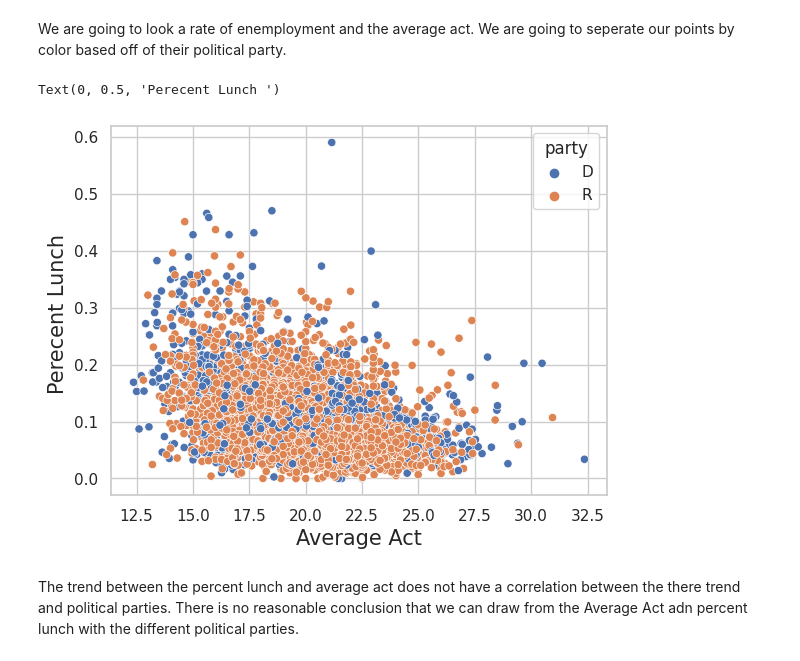
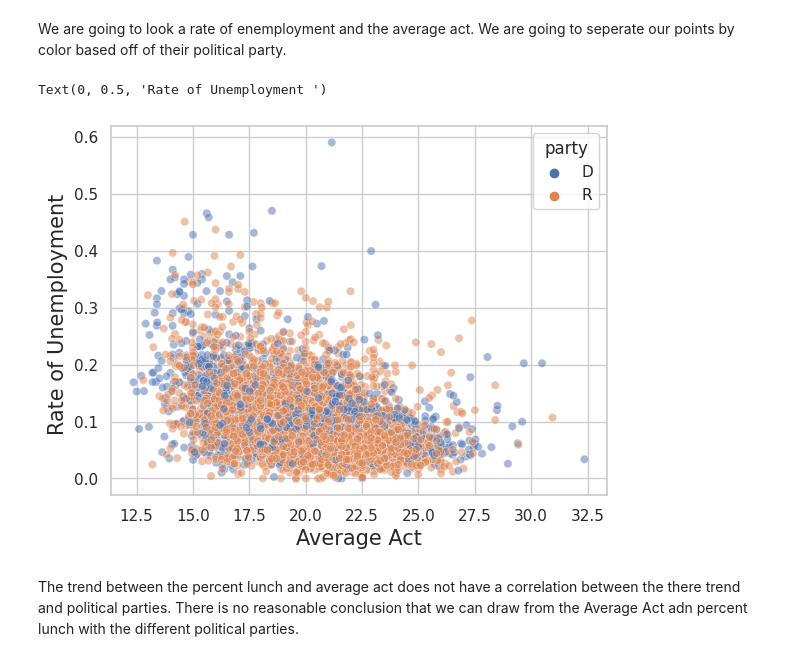
Before and after one commit to supreetsandhu/Education-Inequality, a Jupyter notebook: DATA_3320_Education_Analysis.ipynb, the cells around one changed output. Saved outputs shown, nothing was run; the diff lists cells and outputs as text; code cells hidden in the pictures.

```diff
--- a/DATA_3320_Education_Analysis.ipynb
+++ b/DATA_3320_Education_Analysis.ipynb
@@ -460,12 +462,12 @@ We can see that both political parties show a very similar trend. The points are
 # %% [markdown]
 We are going to look a rate of enemployment and the average act. We are going to seperate our points by color based off of their political party.
 # %%
-sns.scatterplot(data=df3, x='average_act', y='rate_unemployment', hue = 'party')
+sns.scatterplot(data=df3, x='average_act', y='rate_unemployment', hue = 'party', alpha = 0.5)
 plt.xlabel('Average Act', fontsize=15)
-plt.ylabel('Perecent Lunch ', fontsize=15)
+plt.ylabel('Rate of Unemployment ', fontsize=15)
 # %% [output]
-Text(0, 0.5, 'Perecent Lunch ')
+Text(0, 0.5, 'Rate of Unemployment ')
-[figure, old version]
+[figure, new version]
 # %% [markdown]
 The trend between the percent lunch and average act does not have a correlation between the there trend and political parties. There is no reasonable conclusion that we can draw from the Average Act adn percent lunch with the different political parties.
 # %% [markdown]
```
Also changed, not shown: parts of 7 cells of this notebook.
